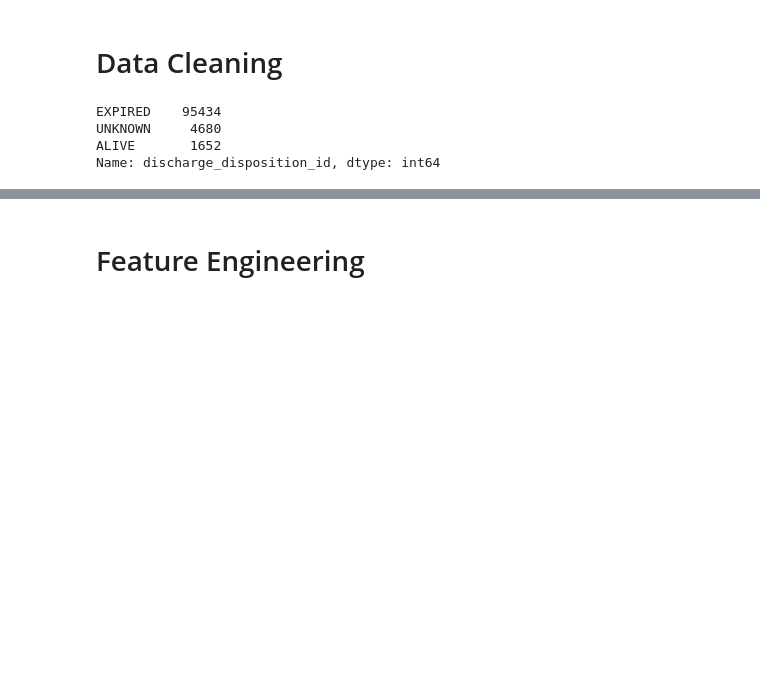
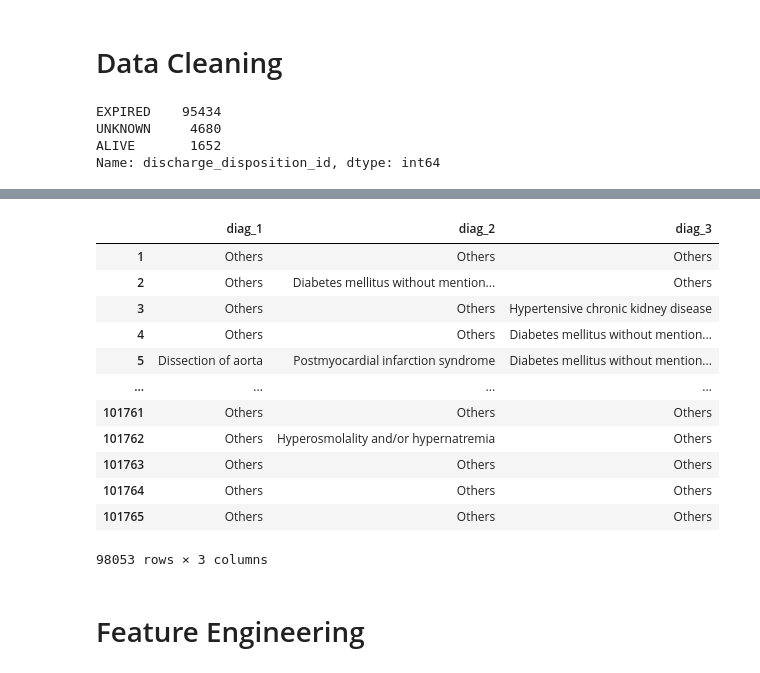
Before and after one commit to zhouchun0105/Citadel-Datathon-2022, a Jupyter notebook: citadel_datathon.ipynb, the cells around one changed output, grey strips where cells are left out. Saved outputs shown, nothing was run; the diff lists cells and outputs as text; code cells hidden in the pictures; blank space fills up the shorter version.

```diff
--- a/citadel_datathon.ipynb
+++ b/citadel_datathon.ipynb
@@ -131,0 +164,13 @@ df.diag_1.value_counts()
+# %%
+mask2 = {'276':'Hyperosmolality and/or hypernatremia','428': 'Congestive heart failure',\
+                                '250':'Diabetes mellitus without mention of complication','427':'Paroxysmal supraventricular tachycardia',\
+                                '401':'Malignant essential hypertension','496':'Chronic airway obstruction',\
+                                '599':'Urinary tract infection','403':'Hypertensive chronic kidney disease',\
+                                '414':'Coronary atherosclerosis of unspecified type of vessel',\
+                                '411':'Postmyocardial infarction syndrome'
+                                }
+df['diag_2']=df.diag_2.replace(mask2)
+labels2 = list(df.diag_2.unique())
+new_label2 = [x for x in labels2 if x not in mask2.values()]
+df['diag_2'] = df.diag_2.replace(new_label2,'Others')
+df.diag_2.value_counts()
@@ -131,0 +208,15 @@ df.diag_1.value_counts()
+# %%
+mask3 = {'276':'Hyperosmolality and/or hypernatremia','428': 'Congestive heart failure',\
+                                '250':'Diabetes mellitus without mention of complication','427':'Paroxysmal supraventricular tachycardia',\
+                                '401':'Malignant essential hypertension','496':'Chronic airway obstruction',\
+                                '403':'Hypertensive chronic kidney disease',\
+                                '414':'Coronary atherosclerosis of unspecified type of vessel',\
+                                '585':'Chronic kidney disease',\
+                                '272':'Pure hypercholesterolemia'
+
+                                }
+df['diag_3']=df.diag_3.replace(mask3)
+labels3 = list(df.diag_3.unique())
+new_label3 = [x for x in labels3 if x not in mask3.values()]
+df['diag_3'] = df.diag_3.replace(new_label3,'Others')
+df.diag_3.value_counts()
@@ -132,3 +236,19 @@ df.diag_1.value_counts()
+# %%
+df[['diag_1','diag_2','diag_3']]
+# %% [output]
+|  | diag_1 | diag_2 | diag_3 |
+| 1 | Others | Others | Others |
+| 2 | Others | Diabetes mellitus without mention... | Others |
+| 3 | Others | Others | Hypertensive chronic kidney disease |
+| 4 | Others | Others | Diabetes mellitus without mention... |
+| 5 | Dissection of aorta | Postmyocardial infarction syndrome | Diabetes mellitus without mention... |
+| ... | ... | ... | ... |
+| 101761 | Others | Others | Others |
+| 101762 | Others | Hyperosmolality and/or hypernatremia | Others |
+| 101763 | Others | Others | Others |
+| 101764 | Others | Others | Others |
+| 101765 | Others | Others | Others |
+98053 rows × 3 columns
 # %% [markdown]
 # Feature Engineering
 # %%
```
Also changed, not shown: parts of 15 cells of this notebook.
